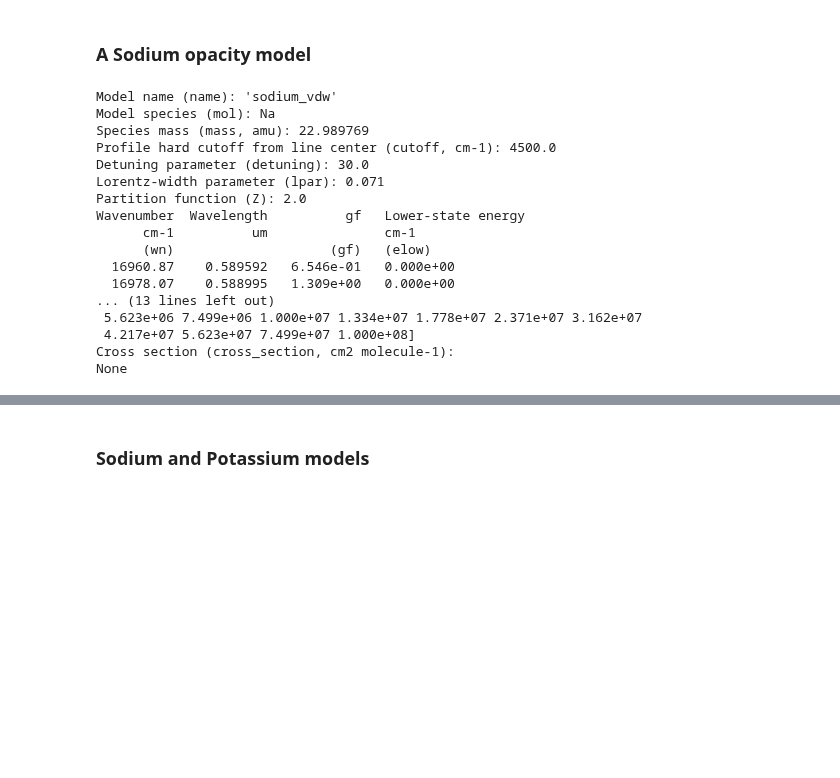
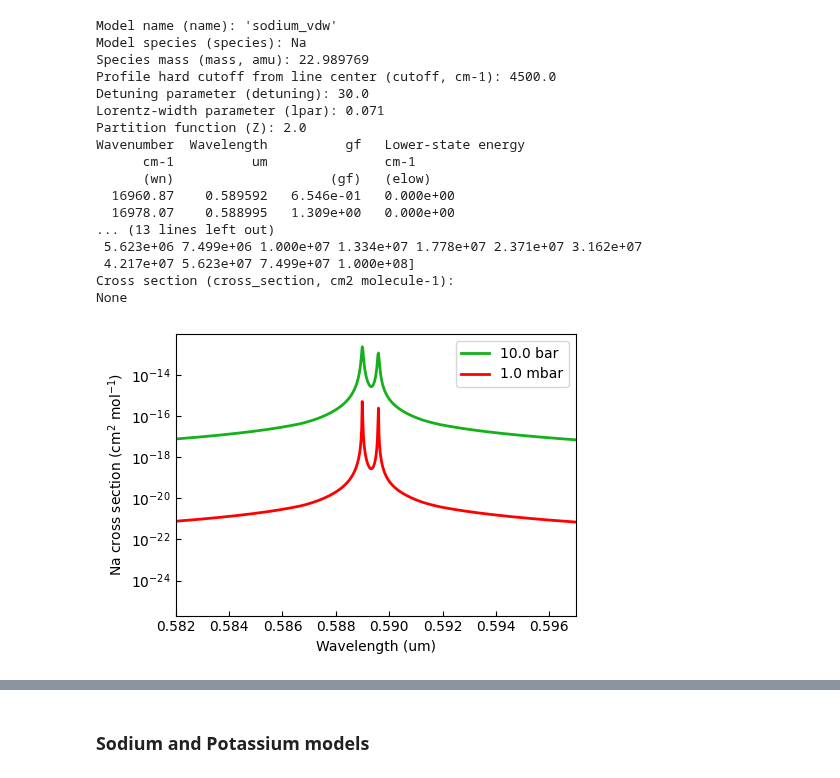
Before and after one commit to pcubillos/pyratbay, a Jupyter notebook: docs/cookbooks/opacity_alkali.ipynb, the cells around one changed output, grey strips where cells are left out. Cells and saved outputs as stored; diff of their text form; code cells hidden in the pictures; blank space fills up the shorter version.

```diff
--- a/docs/cookbooks/opacity_alkali.ipynb
+++ b/docs/cookbooks/opacity_alkali.ipynb
@@ -69,14 +16,24 @@ Compute chemical abundances.
-# %% [markdown]
-### A Sodium opacity model
 # %%
-# Initialize a Na model: arguments are pressure and wavenumner (CGS units)
-sodium = op.alkali.SodiumVdW(pressure, 1e4/wl)
+# We will sample the opacity over a constant-resolution wavelength array
+# (values have micron units)
+wl_min = 0.5
+wl_max = 1.0
+resolution = 30000.0
+wl = ps.constant_resolution_spectrum(wl_min, wl_max, resolution)
+
+# Atmospheric pressure profile in CGS units (barye):
+nlayers = 81
+pressure = pa.pressure('1e-8 bar', '1e2 bar', nlayers)
+pressure_bar = pressure / pc.bar
+
+# Initialize a Na model:
+sodium = op.alkali.SodiumVdW(pressure, wl=wl)
 
 # A print() call shows some useful info about the object
 print(sodium)
 # %% [output]
 Model name (name): 'sodium_vdw'
-Model species (mol): Na
+Model species (species): Na
 Species mass (mass, amu): 22.989769
 Profile hard cutoff from line center (cutoff, cm-1): 4500.0
 Detuning parameter (detuning): 30.0
@@ -92,3 +49,26 @@ Wavenumber  Wavelength          gf   Lower-state energy
  4.217e+07 5.623e+07 7.499e+07 1.000e+08]
 Cross section (cross_section, cm2 molecule-1):
 None
+# %%
+# Evaluate the cross_section over an isothermal profile
+temperature = np.tile(1800.0, nlayers)
+Na_cross_section = sodium.calc_cross_section(temperature)
+
+
+# Show the spectra at a couple of layers
+fig = plt.figure(2)
+fig.set_size_inches(5.0, 3.5)
+plt.clf()
+ax = plt.subplot(111)
+ax.plot(wl, Na_cross_section[72], color='xkcd:green', lw=2.0, label='10.0 bar')
+ax.plot(wl, Na_cross_section[40], color='red', lw=2.0, label='1.0 mbar')
+ax.set_yscale('log')
+ax.set_xlabel('Wavelength (um)')
+ax.set_xlim(np.amin(wl), np.amax(wl))
+ax.set_xlim(0.582, 0.597)
+ax.tick_params(which='both', direction='in')
+ax.set_ylabel('Na cross section (cm$^{2}$ mol$^{-1}$)')
+ax.legend(loc='upper right')
+plt.tight_layout()
+# %% [output]
+[figure, added]
```
Also changed, not shown: parts of 9 cells of this notebook, 14 other files.
